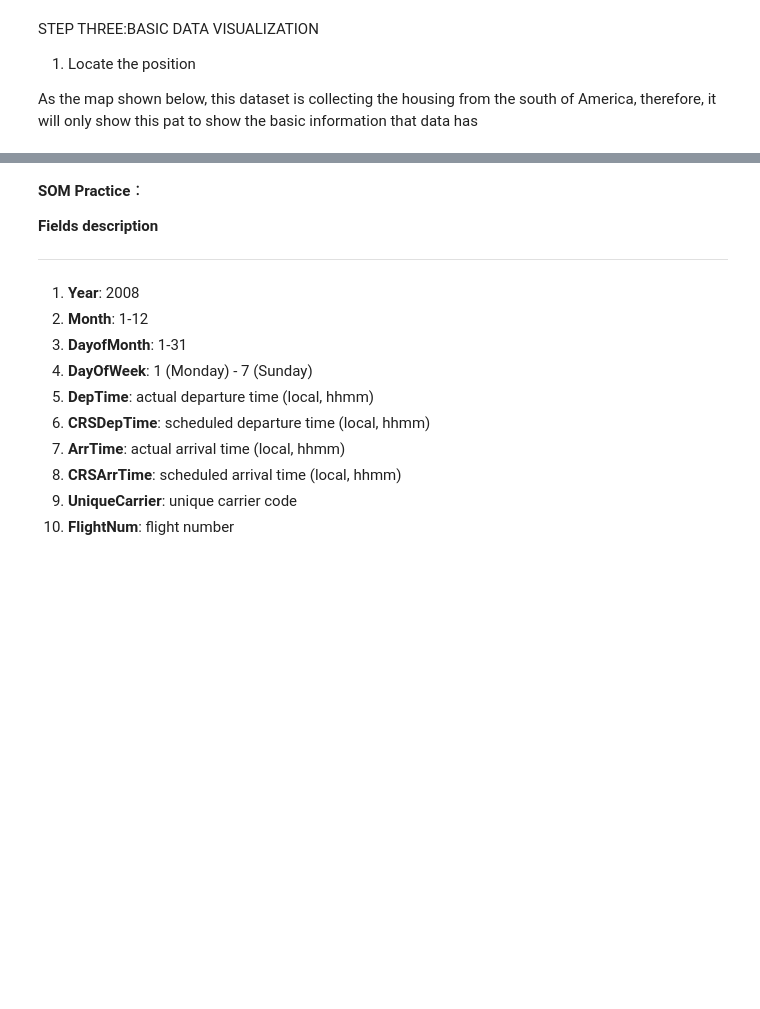
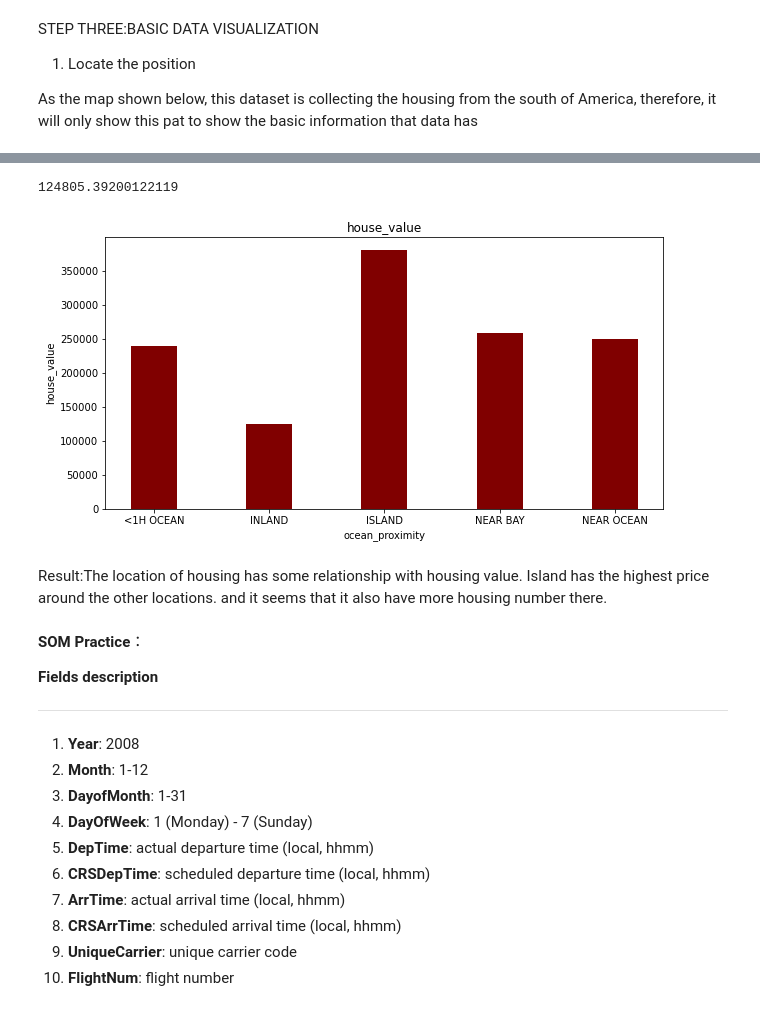
Before and after one commit to Bettyqichuyin/UDintroProject_exercise04, a Jupyter notebook: 4_Assignment.ipynb, the cells around one changed output, grey strips where cells are left out. Drawn from its saved outputs; the diff is of its cells as text; code cells hidden in the pictures; blank space fills up the shorter version.

```diff
--- a/4_Assignment.ipynb
+++ b/4_Assignment.ipynb
@@ -101,0 +142,5 @@ map_obj
+# %%
+dfnew=dfO.groupby("ocean_proximity")
+#group: combin dataframes.like all values of same name will be grouped(group from row index)
+#groupby.mean():result will be the average after groupby
+dfnew.mean()
@@ -102,3 +155,34 @@ map_obj
+# %%
+#   Test the data
+dfMean=dfnew.mean()
+dfMean.loc['INLAND','median_house_value']
+# %% [output]
+124805.39200122119
+# %%
+import numpy as np
+import matplotlib.pyplot as plt
+
+
+# creating the dataset
+data = {'<1H OCEAN':dfMean.loc['<1H OCEAN','median_house_value'], 'INLAND':dfMean.loc['INLAND','median_house_value'], 'ISLAND':dfMean.loc['ISLAND','median_house_value'],
+        'NEAR BAY':dfMean.loc['NEAR BAY','median_house_value'],'NEAR OCEAN':dfMean.loc['NEAR OCEAN','median_house_value']}
+courses = list(data.keys())
+values = list(data.values())
+
+fig = plt.figure(figsize = (10,5))
+
+# creating the bar plot
+plt.bar(courses, values, color ='maroon',
+        width = 0.4)
+
+plt.xlabel("ocean_proximity")
+plt.ylabel("house_value")
+plt.title("house_value")
+plt.show()
+# %% [output]
+[figure, added]
+# %% [markdown]
+Result:The location of housing has some relationship with housing value. Island has the highest price around the other locations. and it seems that it also have more housing number there.
 # %% [markdown]
 **SOM Practice**：
 
```
Also changed, not shown: parts of 12 cells of this notebook, 1 other file.
